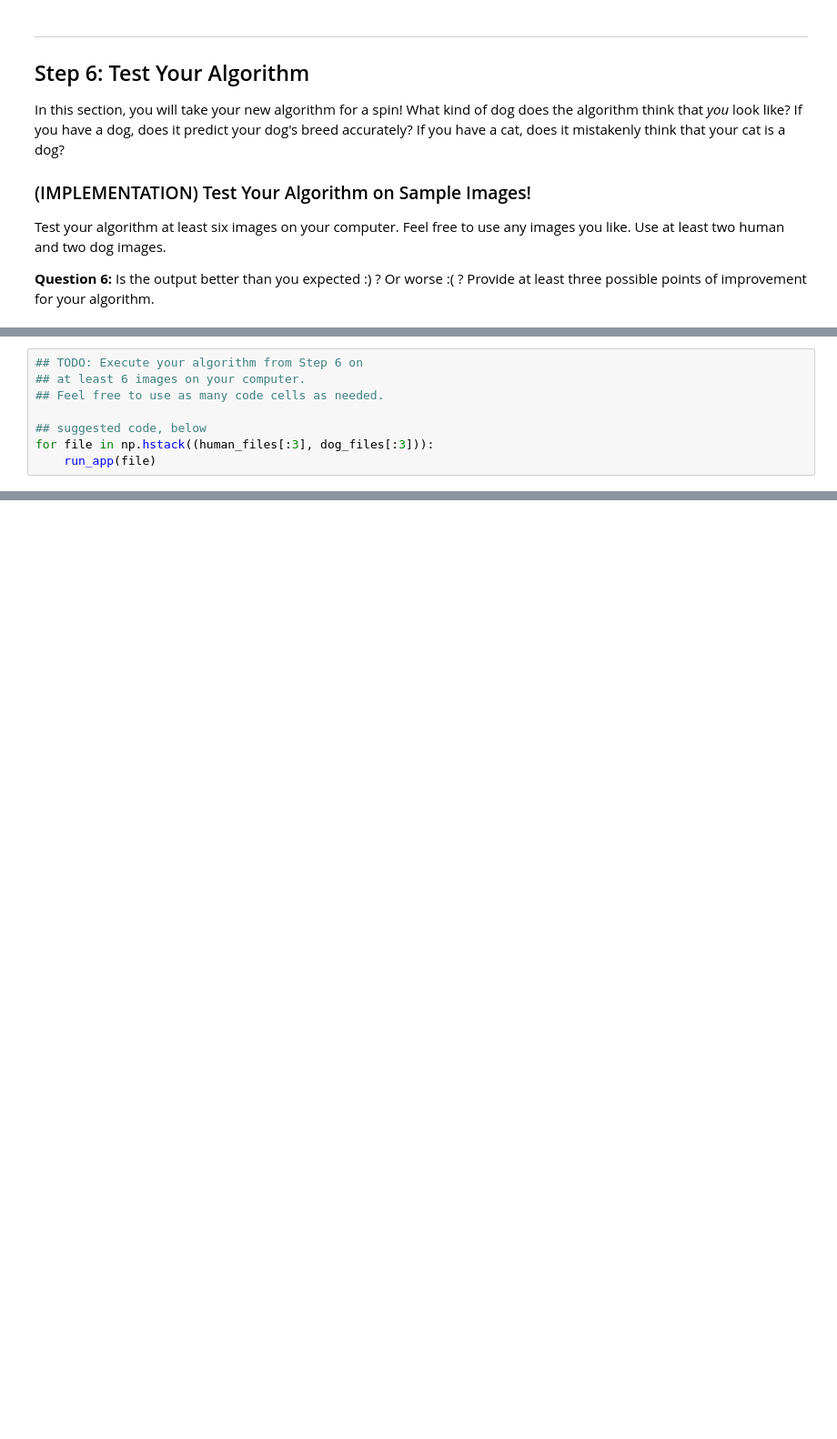
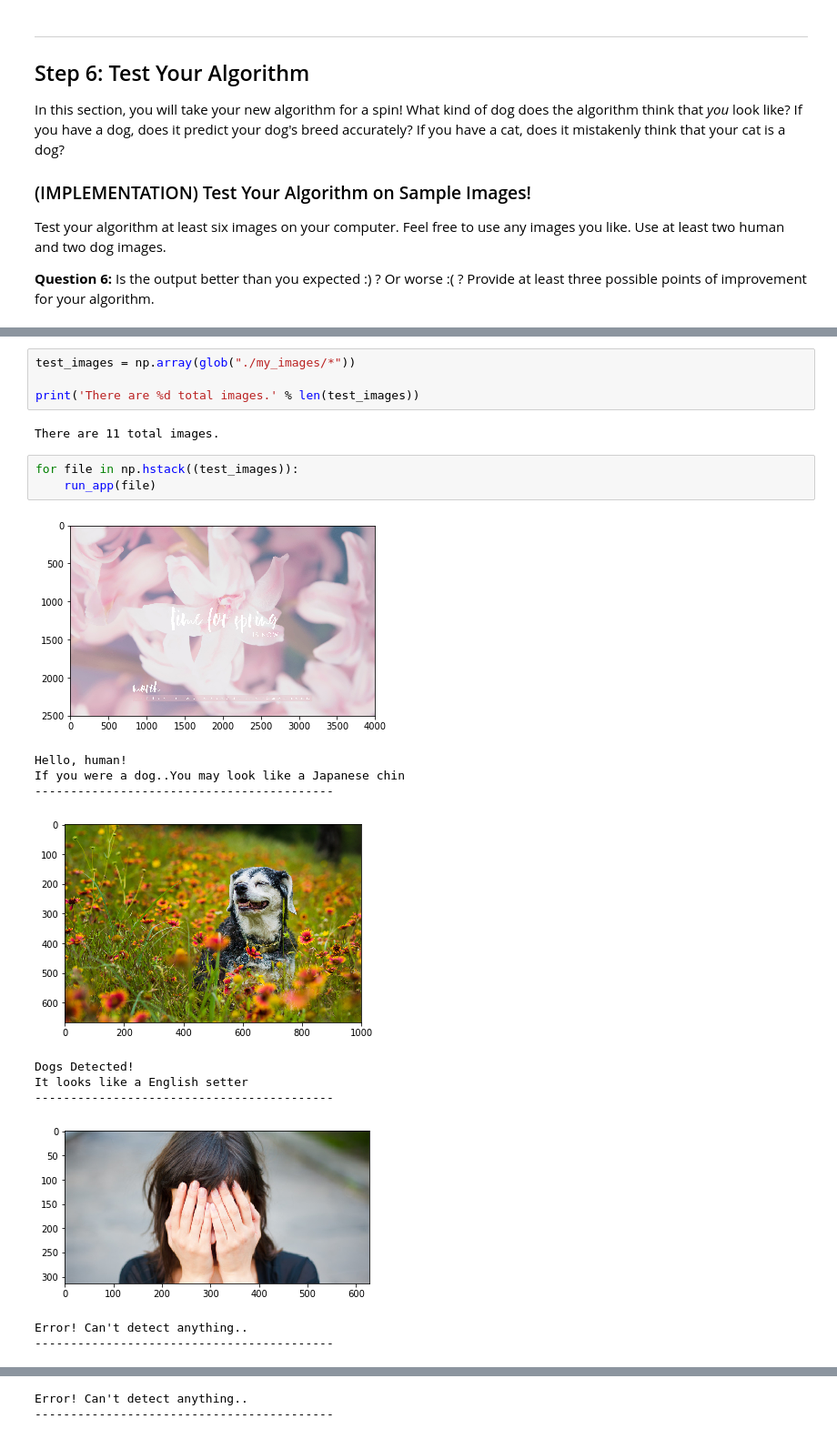
Before and after one commit to pr-Mais/dl-dog-classification, a Jupyter notebook: dog_app.ipynb, the cells around one changed output, grey strips where cells are left out. Shown at 91% size. Drawn from its saved outputs; the diff is of its cells as text; blank space fills up the shorter version.

```diff
--- a/dog_app.ipynb
+++ b/dog_app.ipynb
@@ -797,8 +810,0 @@ __Answer:__ (Three possible points for improvement)
-# %%
-## TODO: Execute your algorithm from Step 6 on
-## at least 6 images on your computer.
-## Feel free to use as many code cells as needed.
-
-## suggested code, below
-for file in np.hstack((human_files[:3], dog_files[:3])):
-    run_app(file)
@@ -804,0 +820,21 @@ for file in np.hstack((human_files[:3], dog_files[:3])):
+# %%
+test_images = np.array(glob("./my_images/*"))
+
+print('There are %d total images.' % len(test_images))
+# %% [output]
+There are 11 total images.
+# %%
+for file in np.hstack((test_images)):
+    run_app(file)
+# %% [output]
+[figure, added]
+Hello, human!
+If you were a dog..You may look like a Japanese chin
+------------------------------------------
+[figure, added]
+Dogs Detected!
+It looks like a English setter
+------------------------------------------
+[figure, added]
+Error! Can't detect anything..
+------------------------------------------
@@ -804,0 +842,2 @@ for file in np.hstack((human_files[:3], dog_files[:3])):
+Error! Can't detect anything..
+------------------------------------------
```
Also changed, not shown: parts of 44 cells of this notebook, 9 other files.
